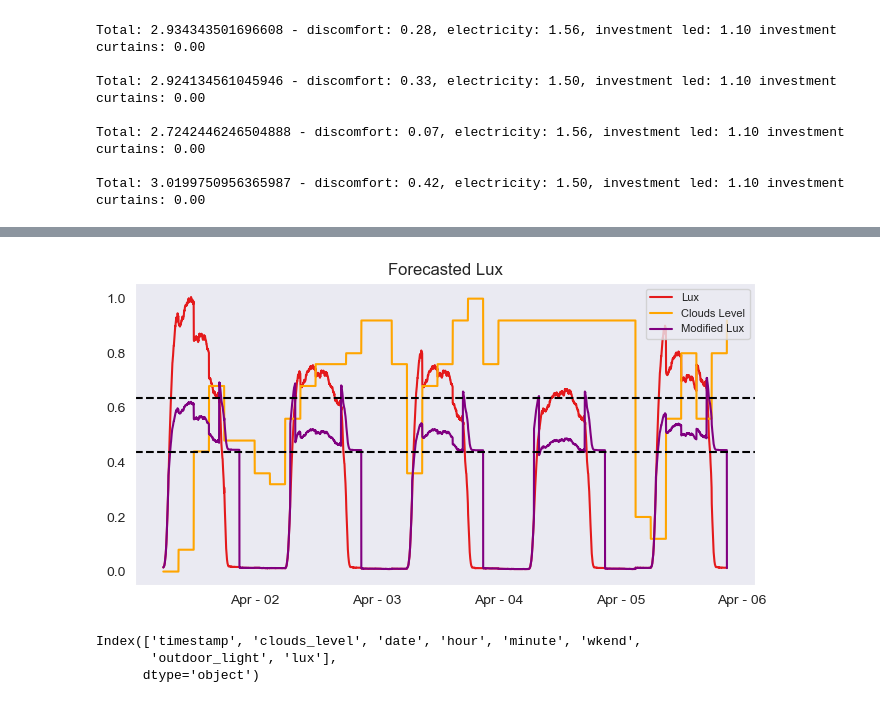
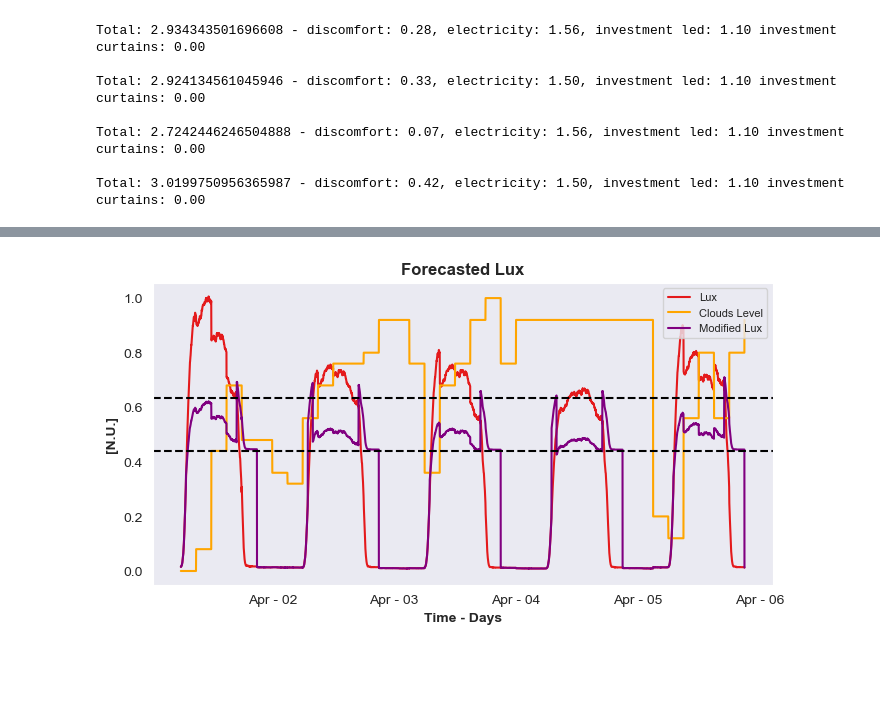
Before and after one commit to giacomomiolo/iot-optimizing-light, a Jupyter notebook: IoT_Exam.ipynb, the cells around one changed output, grey strips where cells are left out. Cells and saved outputs as stored; diff of their text form; code cells hidden in the pictures; blank space fills up the shorter version.

```diff
--- a/IoT_Exam.ipynb
+++ b/IoT_Exam.ipynb
@@ -1411,4 +1356,5 @@ def hourly_neon_cost(electricity_cost = 0.3,
 # %%
+# Time interval of interest
 hours = np.arange(mov_range.hour_min, mov_range.hour_max+1)
 
 # Scenario 1: Neon + No Automation of Curtains + level of curtains [0, 0.3, 0.6] manually set
@@ -1425,10 +1371,7 @@ def cost_daily(lux_template, hours,
                investment_curtains = 2000,
                amortization_period = 3650,
                verbose = 1):
-    """
-    Params:
 
-    """
     if neon:
         cost_led = 0
         settings = {'Curtains': [0, 0.3, 0.6],
@@ -1451,11 +1394,12 @@ def cost_daily(lux_template, hours,
     results = pd.DataFrame(columns=keys)
 
     for h in hours:
-
+        # Initialize
         best_cost = np.inf
         best_discomfort = np.inf
         best_electricity = np.inf
 
+        # Loop: consider all the possible parameters settings, for hour 'h'
         for s in pars:
 
             if curtains_level is not 'Auto':
@@ -1491,6 +1435,7 @@ def cost_daily(lux_template, hours,
             mask_low = lux < 450
             mask_high = lux > 650
 
+            # Delta Lux computation
             delta_low = 450 - lux
             delta_high = lux - 650
             delta = pd.concat([delta_low[mask_low], delta_high[mask_high]], axis=0)
@@ -1511,22 +1456,26 @@ def cost_daily(lux_template, hours,
                 best_electricity = cost_electricity
                 best_cost = best_discomfort + best_electricity
 
+        # Update
         hourly_discomfort.append(best_discomfort)
         hourly_electricity.append(best_electricity)
 
         if verbose == 1:
             print(f"Hour {h}: COST: {best_discomfort + best_electricity:0.2f} - DISC: {best_discomfort:0.2f} - ELECTR: {best_electricity} - PARAMS: {best_params}")
 
+        # Update results DataFrame
         values = [date, h, [best_params], best_params['Curtains'], best_params['LED'], best_params['Neon'], best_discomfort + best_electricity, best_discomfort, best_electricity, 0, 0]
         results = pd.concat([results,
                              pd.DataFrame({key:value for key, value in zip(keys, values)})
                             ], axis=0)
 
+    # Total cost computation
     cost_per_day = sum(hourly_discomfort) + sum(hourly_electricity) + cost_led + cost_curtains
 
     if verbose != 0:
         print(f"\nTotal: {cost_per_day} - discomfort: {sum(hourly_discomfort):0.2f}, electricity: {sum(hourly_electricity):0.2f}, investment led: {cost_led:0.2f} investment curtains: {cost_curtains:0.2f}")
 
+    # Update results DataFrame
     values = [date, 'Total', [{'Curtains Level': curtains_level, 'Neon': neon}], [None], [None], [None],
               cost_per_day, sum(hourly_discomfort), sum(hourly_electricity), cost_led, cost_curtains]
     results = pd.concat([results,
@@ -1868,19 +1777,22 @@ forecast_merged.tail()
 | 6660 | 2019-04-05 21:00:00 | 92.0 | 2019-04-05 | 21 | 0 | 0.5 | 20.668450 | 13.062461 |
 # %%
 # VISUALIZE - final TEMPLATE with mov_range
-sns.set_style('dark')
 fig, ax = plt.subplots(figsize=(8, 4), dpi=100)
 
 data = forecast_merged
 
-ax.plot(data.lux/1024, label='Lux')#[mov_range.hour_min*60:mov_range.hour_max*60])
+ax.plot(data.lux/1024, label='Lux')
 ax.plot(forecast_merged.clouds_level/100, label='Clouds Level')
+
+ax.axhline(450/1024, linestyle = '--', color='black', label = 'Comfort zone')
+ax.axhline(650/1024, linestyle = '--', color='black')
+
+ax.set_title('Forecasted Lux', fontweight = 'bold')
+
+ax.set_xlabel("Time - Minutes", fontweight='bold')
+ax.set_ylabel("[N.U.]", fontweight='bold')
 ax.legend(loc = 'best', fontsize = 8)
 
-ax.set_title('Forecasted Lux')
-
-ax.axhline(450/1024, linestyle = '--', color='black')
-ax.axhline(650/1024, linestyle = '--', color='black')
 
 plt.show()
 # %% [output]
@@ -1948,42 +1863,36 @@ Total: 3.0199750956365987 - discomfort: 0.42, electricity: 1.50, investment led:
 # %%
-
-
 # VISUALIZE - final TEMPLATE with mov_range
-sns.set_style('dark')
 fig, ax = plt.subplots(figsize=(8, 4), dpi=100)
 
 
-ax.plot(forecast_merged.timestamp, data.lux/1024, label='Lux')#[mov_range.hour_min*60:mov_range.hour_max*60])
+ax.plot(forecast_merged.timestamp, data.lux/1024, label='Lux')
 ax.plot(forecast_merged.timestamp, forecast_merged.clouds_level/100, label='Clouds Level', color = 'orange')
 ax.plot(df_super.timestamp, df_super['modified_lux']/1024, label='Modified Lux', color = 'purple')
 ax.legend(loc = 'best', fontsize = 8)
 
 # # Formatting xtick time labels
 days_md = mdates.DayLocator(interval=1)
 hours_md = mdates.HourLocator(interval=1, tz=None)
 minutes_md = mdates.MinuteLocator(interval=5)
 
 days_format = mdates.DateFormatter('%b - %d')
 hours_format = mdates.DateFormatter('%H')
 minute_format = mdates.DateFormatter('%H:%M')
 
 ax.xaxis.set_major_locator(days_md)
 ax.xaxis.set_major_formatter(days_format)
-# plt.setp(ax.get_xticklabels())
 
-
-
-ax.set_title('Forecasted Lux')
+ax.set_title('Forecasted Lux', fontweight = 'bold')
 
 ax.axhline(450/1024, linestyle = '--', color='black')
 ax.axhline(650/1024, linestyle = '--', color='black')
 
+ax.set_xlabel("Time - Days", fontweight='bold')
+ax.set_ylabel("[N.U.]", fontweight='bold')
+ax.legend(loc = 'best', fontsize = 8)
+
+plt.savefig('Modified Lux.png')
+
 plt.show()
 # %% [output]
-[figure, old version]
+[figure, new version]
-# %%
-forecast_merged.columns
-# %% [output]
-Index(['timestamp', 'clouds_level', 'date', 'hour', 'minute', 'wkend',
-       'outdoor_light', 'lux'],
-      dtype='object')
```
Also changed, not shown: parts of 33 cells of this notebook.
